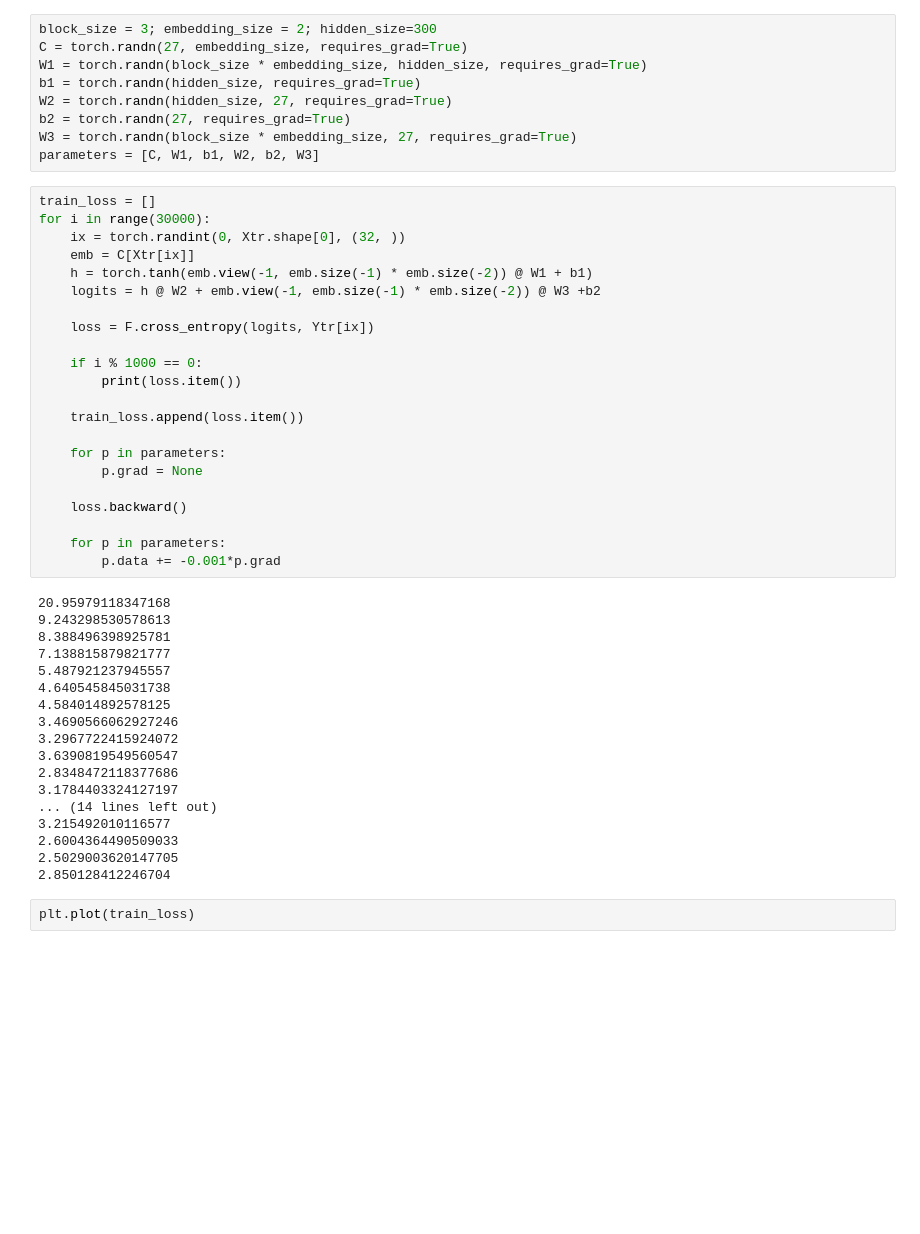
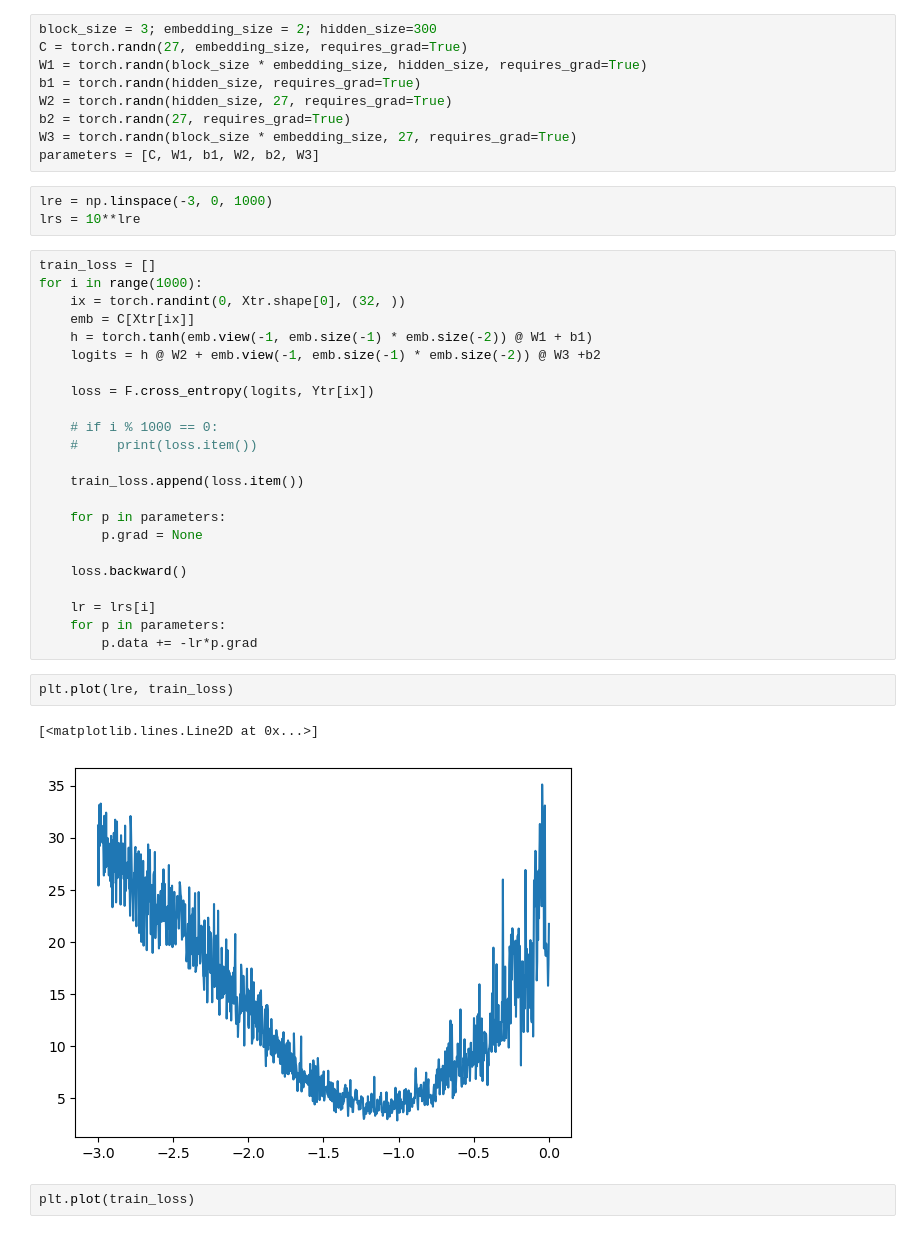
Before and after one commit to kamal-tanwar/makemore, a Jupyter notebook: mlp-exercise.ipynb, the cells around one changed output. Saved outputs shown, nothing was run; the diff lists cells and outputs as text; blank space fills up the shorter version.

```diff
--- a/mlp-exercise.ipynb
+++ b/mlp-exercise.ipynb
@@ -362,9 +362,12 @@ W2 = torch.randn(hidden_size, 27, requires_grad=True)
 b2 = torch.randn(27, requires_grad=True)
 W3 = torch.randn(block_size * embedding_size, 27, requires_grad=True)
 parameters = [C, W1, b1, W2, b2, W3]
+# %%
+lre = np.linspace(-3, 0, 1000)
+lrs = 10**lre
 # %%
 train_loss = []
-for i in range(30000):
+for i in range(1000):
     ix = torch.randint(0, Xtr.shape[0], (32, ))
     emb = C[Xtr[ix]]
     h = torch.tanh(emb.view(-1, emb.size(-1) * emb.size(-2)) @ W1 + b1)
@@ -372,8 +375,8 @@ for i in range(30000):
 
     loss = F.cross_entropy(logits, Ytr[ix])
 
-    if i % 1000 == 0:
-        print(loss.item())
+    # if i % 1000 == 0:
+    #     print(loss.item())
 
     train_loss.append(loss.item())
 
@@ -382,26 +385,14 @@ for i in range(30000):
 
     loss.backward()
 
+    lr = lrs[i]
     for p in parameters:
-        p.data += -0.001*p.grad
+        p.data += -lr*p.grad
-# %% [output]
-20.95979118347168
-9.243298530578613
-8.388496398925781
-7.138815879821777
-5.487921237945557
-4.640545845031738
-4.584014892578125
-3.4690566062927246
-3.2967722415924072
-3.6390819549560547
-2.8348472118377686
-3.1784403324127197
-... (14 lines left out)
-3.215492010116577
-2.6004364490509033
-2.5029003620147705
-2.850128412246704
+# %%
+plt.plot(lre, train_loss)
+# %% [output]
+[<matplotlib.lines.Line2D at 0x...>]
+[figure, added]
 # %%
 plt.plot(train_loss)
 # %% [output]
```
